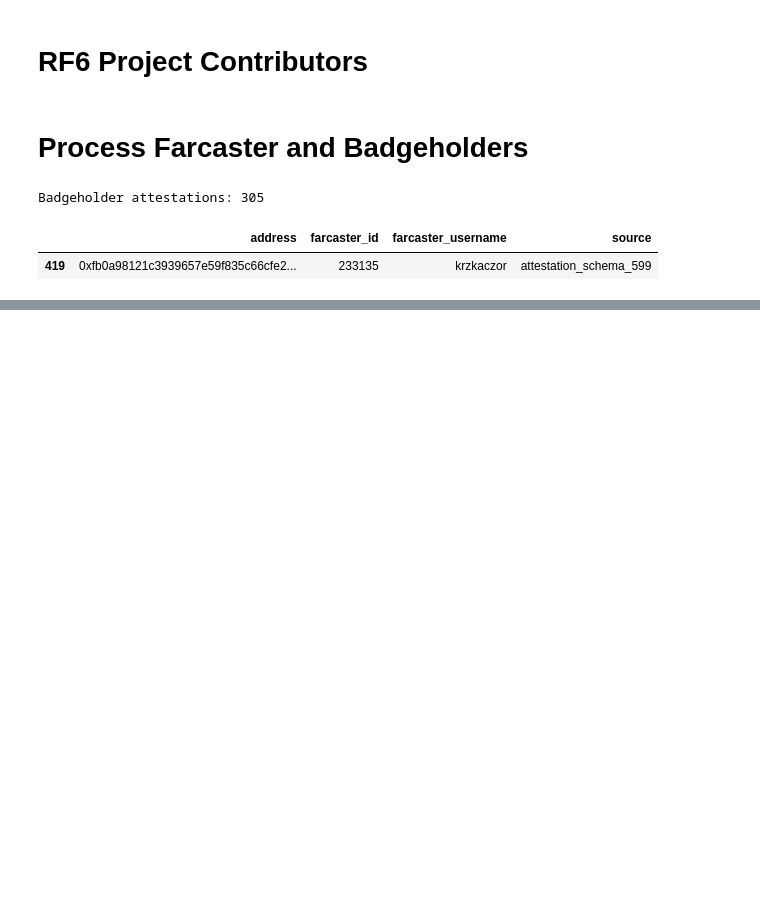
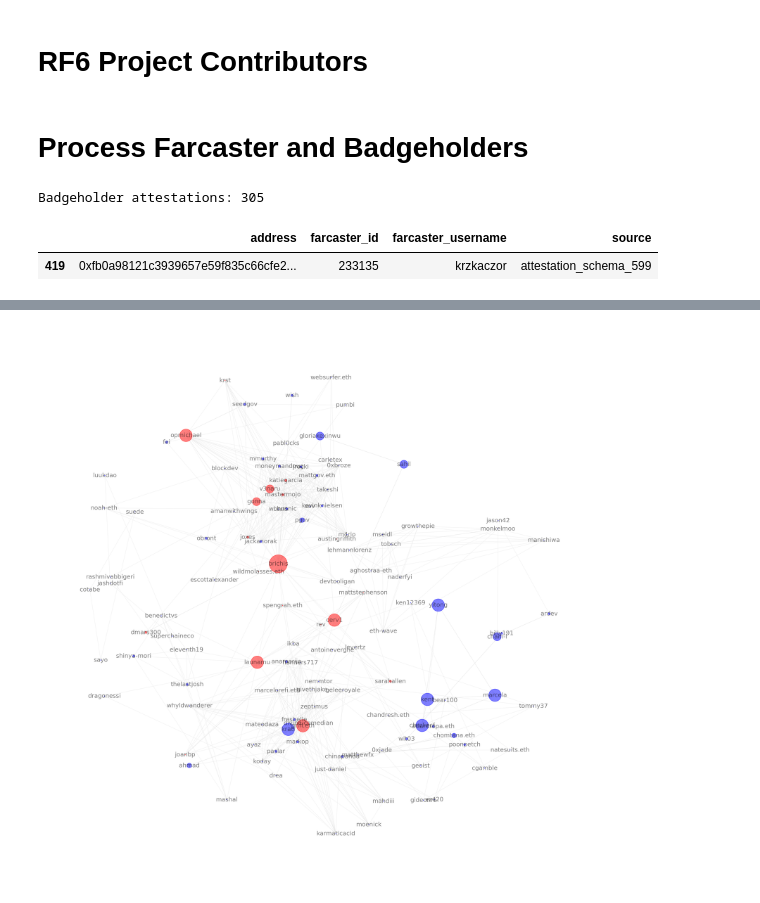
Before and after one commit to opensource-observer/insights, a Jupyter notebook: analysis/optimism/retrofunding6/RF6_ProjectsAndUsers.ipynb, the cells around one changed output, grey strips where cells are left out. Cells and saved outputs as stored; diff of their text form; code cells hidden in the pictures; blank space fills up the shorter version.

Commit message:
chore: rerun projects and users

```diff
--- a/analysis/optimism/retrofunding6/RF6_ProjectsAndUsers.ipynb
+++ b/analysis/optimism/retrofunding6/RF6_ProjectsAndUsers.ipynb
@@ -128,3 +127,53 @@ df_users.tail(1)
 # %%
 df_projects.to_csv('data/rf6_project_applications.csv', index=0)
 df_users.to_csv('data/rf6_users_by_project.csv', index=0)
+# %%
+import networkx as nx
+import matplotlib.pyplot as plt
+from itertools import combinations
+
+df_voters = pd.read_csv('data/_local/rf6_voters.csv')
+citizens = list(df_voters[df_voters['Voter Type'] == 'Citizen']['Farcaster username'].unique())
+
+#nodes = [u for u in df_users['username'].unique() if u in citizens]
+nodes = list(df_users['username'].unique())
+edges = []
+for users in df_projects['team_usernames']:
+    #uset = set(users).intersection(set(citizens))
+    uset = list(users)
+    if not len(uset):
+        continue
+    edges.extend(combinations(uset, 2))
+
+G = nx.DiGraph()
+G.add_nodes_from(nodes)
+G.add_edges_from(edges)
+
+min_degree = 2
+G = nx.k_core(G, min_degree)
+
+degrees = dict(G.degree)
+pos = nx.spring_layout(G, k=.5)
+node_scaler = 4
+#node_sizes = [degrees[d]**node_scaler for d in degrees]
+node_sizes = [df_users[df_users['username']==d]['project_name'].nunique()**node_scaler for d in degrees]
+
+degrees_list = [degrees[node] for node in G.nodes()]
+node_colors = ['red' if node in citizens else 'blue' for node in G.nodes()]
+
+fig, ax = plt.subplots(figsize=(20, 20), dpi=300)
+fig.patch.set_facecolor('black')
+ax.set_facecolor('black')
+nx.draw(
+    G, pos,
+    node_size=node_sizes,
+    node_color=node_colors,
+    with_labels=True,
+    edge_color='#ddd',
+    arrows=False,
+    width=0.5,
+    alpha=0.5
+)
+plt.show()
+# %% [output]
+[figure, added]
```
Also changed, not shown: parts of 3 cells of this notebook, 2 other files.
